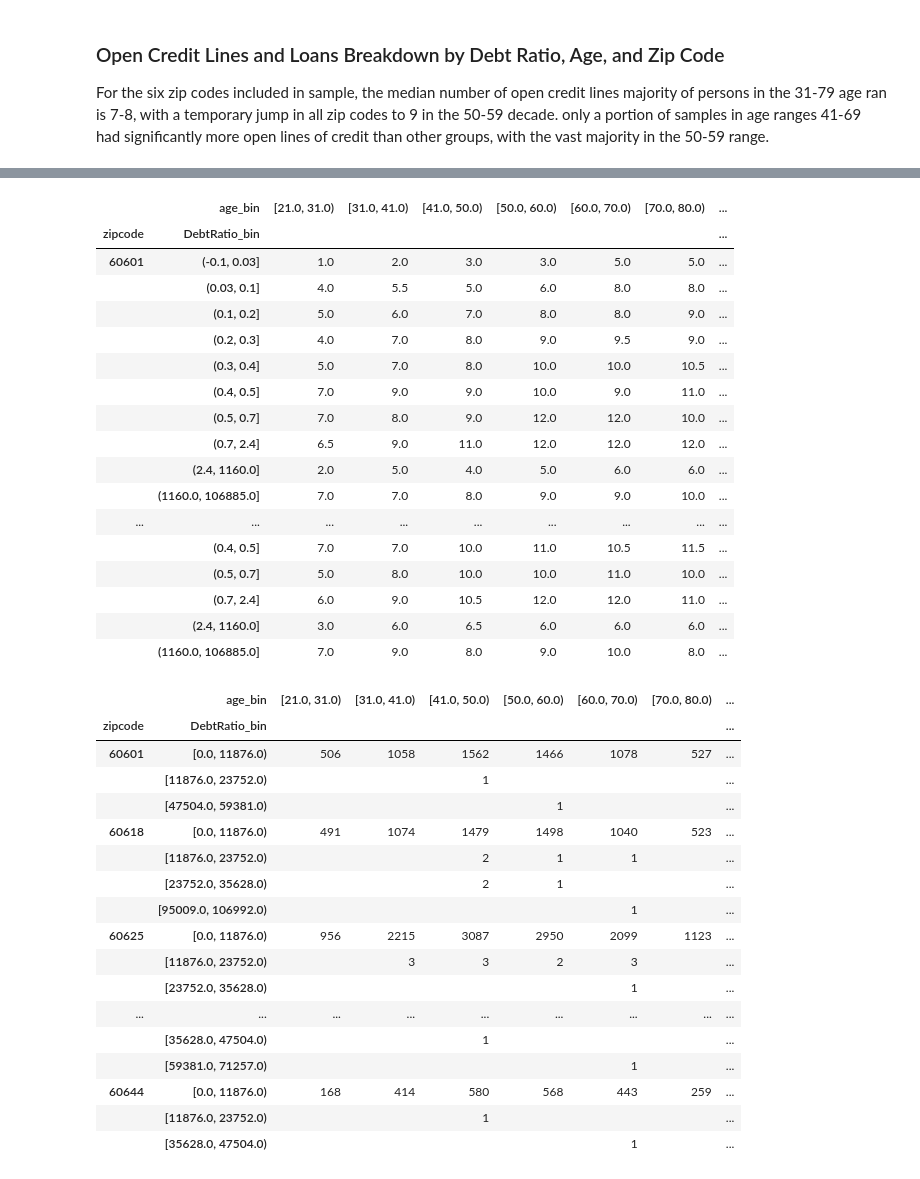
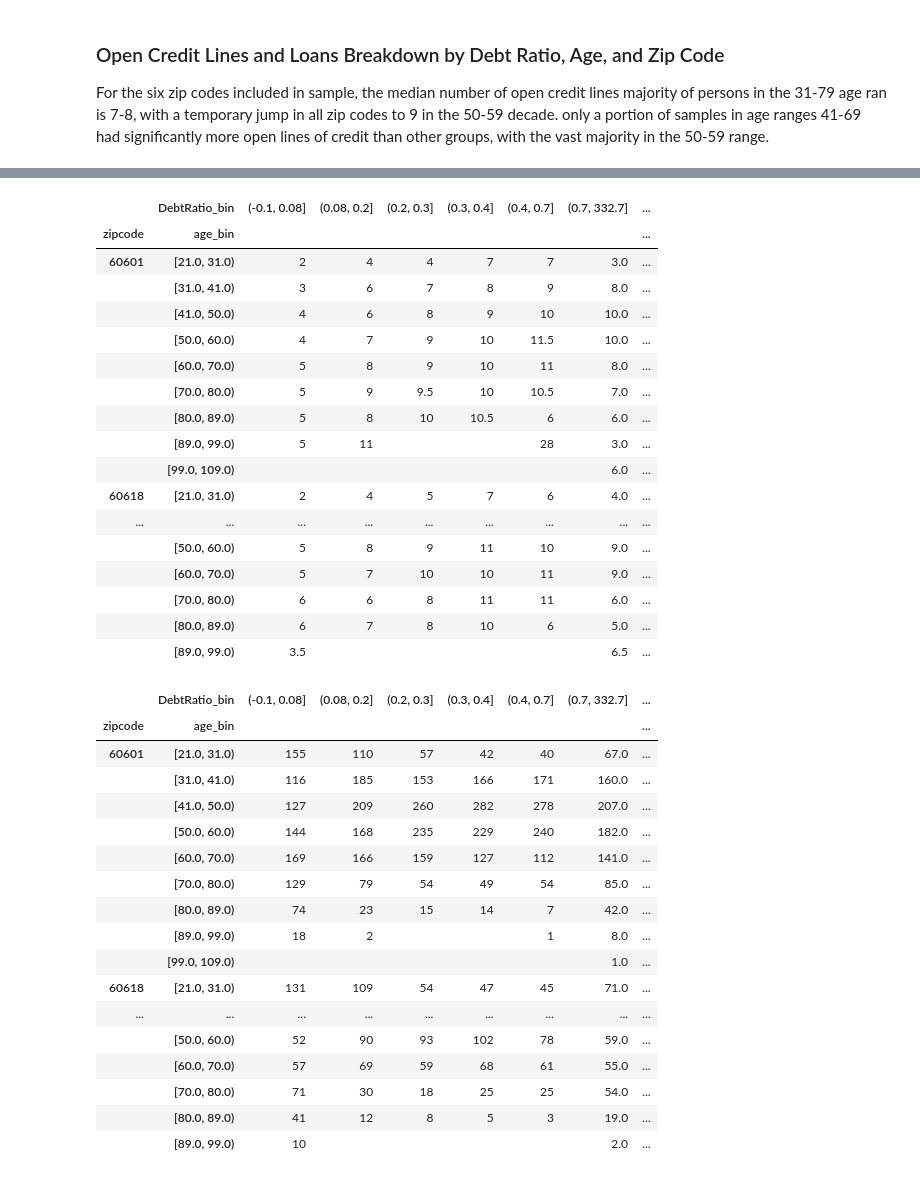
Before and after one commit to lorenh516/financial_distress, a Jupyter notebook: finan_distress.ipynb, the cells around one changed output, grey strips where cells are left out. Saved outputs shown, nothing was run; the diff lists cells and outputs as text; code cells hidden in the pictures.

```diff
--- a/finan_distress.ipynb
+++ b/finan_distress.ipynb
@@ -219,44 +358,44 @@ def feature_by_geo(df, geo, expl_var, num_var, method = "median"):
 # %%
-geo_req_data = feature_by_geo(copy_df, 'zipcode', ["age_bin", "DebtRatio_bin"], "num_open_credits_loans")
-geo_req_data
+zip_open_credits_age_median = feature_by_geo(copy_df, 'zipcode', ["DebtRatio_bin", "age_bin"], "num_open_credits_loans")
+zip_open_credits_age_median
 # %% [output]
-|  | age_bin | [21.0, 31.0) | [31.0, 41.0) | [41.0, 50.0) | [50.0, 60.0) | [60.0, 70.0) | [70.0, 80.0) | ... |
-| zipcode | DebtRatio_bin |  |  |  |  |  |  | ... |
-| 60601 | (-0.1, 0.03] | 1.0 | 2.0 | 3.0 | 3.0 | 5.0 | 5.0 | ... |
-|  | (0.03, 0.1] | 4.0 | 5.5 | 5.0 | 6.0 | 8.0 | 8.0 | ... |
-|  | (0.1, 0.2] | 5.0 | 6.0 | 7.0 | 8.0 | 8.0 | 9.0 | ... |
-|  | (0.2, 0.3] | 4.0 | 7.0 | 8.0 | 9.0 | 9.5 | 9.0 | ... |
-|  | (0.3, 0.4] | 5.0 | 7.0 | 8.0 | 10.0 | 10.0 | 10.5 | ... |
-|  | (0.4, 0.5] | 7.0 | 9.0 | 9.0 | 10.0 | 9.0 | 11.0 | ... |
-|  | (0.5, 0.7] | 7.0 | 8.0 | 9.0 | 12.0 | 12.0 | 10.0 | ... |
-|  | (0.7, 2.4] | 6.5 | 9.0 | 11.0 | 12.0 | 12.0 | 12.0 | ... |
-|  | (2.4, 1160.0] | 2.0 | 5.0 | 4.0 | 5.0 | 6.0 | 6.0 | ... |
-|  | (1160.0, 106885.0] | 7.0 | 7.0 | 8.0 | 9.0 | 9.0 | 10.0 | ... |
+|  | DebtRatio_bin | (-0.1, 0.08] | (0.08, 0.2] | (0.2, 0.3] | (0.3, 0.4] | (0.4, 0.7] | (0.7, 332.7] | ... |
+| zipcode | age_bin |  |  |  |  |  |  | ... |
+| 60601 | [21.0, 31.0) | 2 | 4 | 4 | 7 | 7 | 3.0 | ... |
+|  | [31.0, 41.0) | 3 | 6 | 7 | 8 | 9 | 8.0 | ... |
+|  | [41.0, 50.0) | 4 | 6 | 8 | 9 | 10 | 10.0 | ... |
+|  | [50.0, 60.0) | 4 | 7 | 9 | 10 | 11.5 | 10.0 | ... |
+|  | [60.0, 70.0) | 5 | 8 | 9 | 10 | 11 | 8.0 | ... |
+|  | [70.0, 80.0) | 5 | 9 | 9.5 | 10 | 10.5 | 7.0 | ... |
+|  | [80.0, 89.0) | 5 | 8 | 10 | 10.5 | 6 | 6.0 | ... |
+|  | [89.0, 99.0) | 5 | 11 |  |  | 28 | 3.0 | ... |
+|  | [99.0, 109.0) |  |  |  |  |  | 6.0 | ... |
+| 60618 | [21.0, 31.0) | 2 | 4 | 5 | 7 | 6 | 4.0 | ... |
 | ... | ... | ... | ... | ... | ... | ... | ... | ... |
-|  | (0.4, 0.5] | 7.0 | 7.0 | 10.0 | 11.0 | 10.5 | 11.5 | ... |
-|  | (0.5, 0.7] | 5.0 | 8.0 | 10.0 | 10.0 | 11.0 | 10.0 | ... |
-|  | (0.7, 2.4] | 6.0 | 9.0 | 10.5 | 12.0 | 12.0 | 11.0 | ... |
-|  | (2.4, 1160.0] | 3.0 | 6.0 | 6.5 | 6.0 | 6.0 | 6.0 | ... |
-|  | (1160.0, 106885.0] | 7.0 | 9.0 | 8.0 | 9.0 | 10.0 | 8.0 | ... |
+|  | [50.0, 60.0) | 5 | 8 | 9 | 11 | 10 | 9.0 | ... |
+|  | [60.0, 70.0) | 5 | 7 | 10 | 10 | 11 | 9.0 | ... |
+|  | [70.0, 80.0) | 6 | 6 | 8 | 11 | 11 | 6.0 | ... |
+|  | [80.0, 89.0) | 6 | 7 | 8 | 10 | 6 | 5.0 | ... |
+|  | [89.0, 99.0) | 3.5 |  |  |  |  | 6.5 | ... |
 # %%
-geo_req_data = feature_by_geo(copy_df, 'zipcode', ["age_bin", "DebtRatio_bin"], "num_open_credits_loans", method = "count")
-geo_req_data
+zip_open_credits_age_count = feature_by_geo(copy_df, 'zipcode', ["DebtRatio_bin", "age_bin"], "num_open_credits_loans", method = "count")
+zip_open_credits_age_count
 # %% [output]
-|  | age_bin | [21.0, 31.0) | [31.0, 41.0) | [41.0, 50.0) | [50.0, 60.0) | [60.0, 70.0) | [70.0, 80.0) | ... |
-| zipcode | DebtRatio_bin |  |  |  |  |  |  | ... |
-| 60601 | [0.0, 11876.0) | 506 | 1058 | 1562 | 1466 | 1078 | 527 | ... |
-|  | [11876.0, 23752.0) |  |  | 1 |  |  |  | ... |
-|  | [47504.0, 59381.0) |  |  |  | 1 |  |  | ... |
-| 60618 | [0.0, 11876.0) | 491 | 1074 | 1479 | 1498 | 1040 | 523 | ... |
-|  | [11876.0, 23752.0) |  |  | 2 | 1 | 1 |  | ... |
-|  | [23752.0, 35628.0) |  |  | 2 | 1 |  |  | ... |
-|  | [95009.0, 106992.0) |  |  |  |  | 1 |  | ... |
-| 60625 | [0.0, 11876.0) | 956 | 2215 | 3087 | 2950 | 2099 | 1123 | ... |
-|  | [11876.0, 23752.0) |  | 3 | 3 | 2 | 3 |  | ... |
-|  | [23752.0, 35628.0) |  |  |  |  | 1 |  | ... |
+|  | DebtRatio_bin | (-0.1, 0.08] | (0.08, 0.2] | (0.2, 0.3] | (0.3, 0.4] | (0.4, 0.7] | (0.7, 332.7] | ... |
+| zipcode | age_bin |  |  |  |  |  |  | ... |
+| 60601 | [21.0, 31.0) | 155 | 110 | 57 | 42 | 40 | 67.0 | ... |
+|  | [31.0, 41.0) | 116 | 185 | 153 | 166 | 171 | 160.0 | ... |
+|  | [41.0, 50.0) | 127 | 209 | 260 | 282 | 278 | 207.0 | ... |
+|  | [50.0, 60.0) | 144 | 168 | 235 | 229 | 240 | 182.0 | ... |
+|  | [60.0, 70.0) | 169 | 166 | 159 | 127 | 112 | 141.0 | ... |
+|  | [70.0, 80.0) | 129 | 79 | 54 | 49 | 54 | 85.0 | ... |
+|  | [80.0, 89.0) | 74 | 23 | 15 | 14 | 7 | 42.0 | ... |
+|  | [89.0, 99.0) | 18 | 2 |  |  | 1 | 8.0 | ... |
+|  | [99.0, 109.0) |  |  |  |  |  | 1.0 | ... |
+| 60618 | [21.0, 31.0) | 131 | 109 | 54 | 47 | 45 | 71.0 | ... |
 | ... | ... | ... | ... | ... | ... | ... | ... | ... |
-|  | [35628.0, 47504.0) |  |  | 1 |  |  |  | ... |
-|  | [59381.0, 71257.0) |  |  |  |  | 1 |  | ... |
-| 60644 | [0.0, 11876.0) | 168 | 414 | 580 | 568 | 443 | 259 | ... |
-|  | [11876.0, 23752.0) |  |  | 1 |  |  |  | ... |
-|  | [35628.0, 47504.0) |  |  |  |  | 1 |  | ... |
+|  | [50.0, 60.0) | 52 | 90 | 93 | 102 | 78 | 59.0 | ... |
+|  | [60.0, 70.0) | 57 | 69 | 59 | 68 | 61 | 55.0 | ... |
+|  | [70.0, 80.0) | 71 | 30 | 18 | 25 | 25 | 54.0 | ... |
+|  | [80.0, 89.0) | 41 | 12 | 8 | 5 | 3 | 19.0 | ... |
+|  | [89.0, 99.0) | 10 |  |  |  |  | 2.0 | ... |
```
Also changed, not shown: parts of 61 cells of this notebook.
